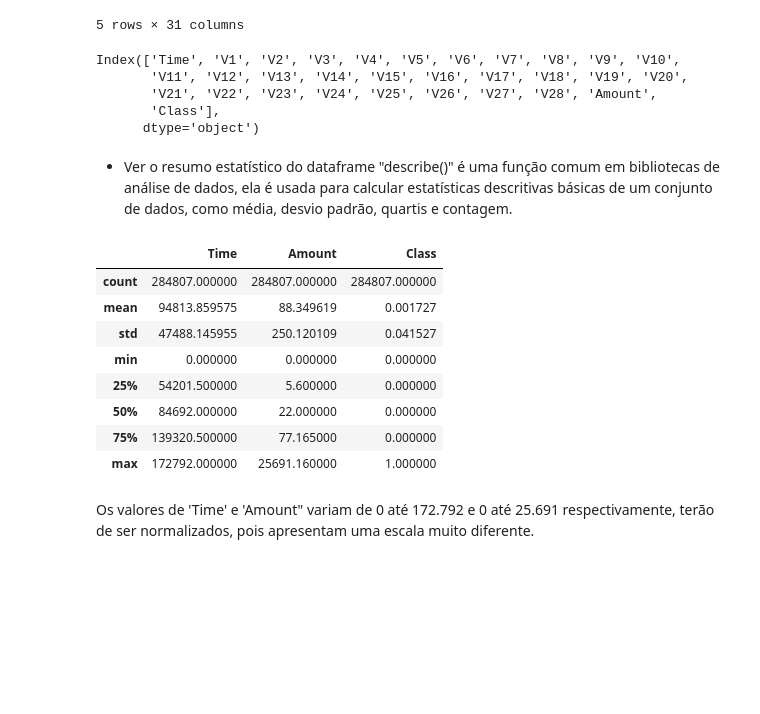
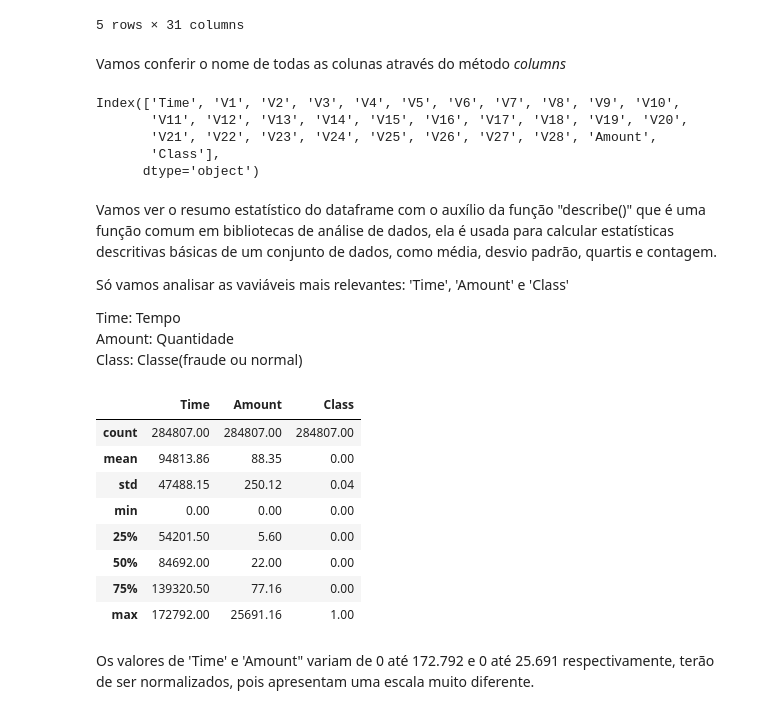
Before and after one commit to IsWallison/Deteccao_de_Fraude, a Jupyter notebook: Projeto_Detecção_de_Fraude_em_Cartões_de_Crédito.ipynb, the cells around one changed output. Saved outputs shown, nothing was run; the diff lists cells and outputs as text; code cells hidden in the pictures; blank space fills up the shorter version.

```diff
--- a/Projeto_Detecção_de_Fraude_em_Cartões_de_Crédito.ipynb
+++ b/Projeto_Detecção_de_Fraude_em_Cartões_de_Crédito.ipynb
@@ -98,6 +98,8 @@ df.head()
 | 3 | 1.0 | -0.966272 | -0.185226 | 1.792993 | -0.863291 | -0.010309 | 1.247203 | 0.237609 | 0.377436 | -1.387024 | ... | ... |
 | 4 | 2.0 | -1.158233 | 0.877737 | 1.548718 | 0.403034 | -0.407193 | 0.095921 | 0.592941 | -0.270533 | 0.817739 | ... | ... |
 5 rows × 31 columns
+# %% [markdown]
+Vamos conferir o nome de todas as colunas através do método *columns*
 # %%
 df.columns
 # %% [output]
@@ -107,20 +109,26 @@ Index(['Time', 'V1', 'V2', 'V3', 'V4', 'V5', 'V6', 'V7', 'V8', 'V9', 'V10',
        'Class'],
       dtype='object')
 # %% [markdown]
-* Ver o resumo estatístico do dataframe
-"describe()" é uma função comum em bibliotecas de análise de dados, ela é usada para calcular estatísticas descritivas básicas de um conjunto de dados, como média, desvio padrão, quartis e contagem.
+Vamos ver o resumo estatístico do dataframe com o auxílio da função "describe()" que é uma função comum em bibliotecas de análise de dados, ela é usada para calcular estatísticas descritivas básicas de um conjunto de dados, como média, desvio padrão, quartis e contagem.
+
+Só vamos analisar as vaviáveis mais relevantes:
+'Time', 'Amount' e 'Class'
+
+Time: Tempo
+Amount: Quantidade
+Class: Classe(fraude ou normal)
 # %%
-df[['Time','Amount', 'Class']].describe()
+df[['Time','Amount', 'Class']].describe().round(2)
 # %% [output]
 |  | Time | Amount | Class |
-| count | 284807.000000 | 284807.000000 | 284807.000000 |
-| mean | 94813.859575 | 88.349619 | 0.001727 |
-| std | 47488.145955 | 250.120109 | 0.041527 |
-| min | 0.000000 | 0.000000 | 0.000000 |
-| 25% | 54201.500000 | 5.600000 | 0.000000 |
-| 50% | 84692.000000 | 22.000000 | 0.000000 |
-| 75% | 139320.500000 | 77.165000 | 0.000000 |
-| max | 172792.000000 | 25691.160000 | 1.000000 |
+| count | 284807.00 | 284807.00 | 284807.00 |
+| mean | 94813.86 | 88.35 | 0.00 |
+| std | 47488.15 | 250.12 | 0.04 |
+| min | 0.00 | 0.00 | 0.00 |
+| 25% | 54201.50 | 5.60 | 0.00 |
+| 50% | 84692.00 | 22.00 | 0.00 |
+| 75% | 139320.50 | 77.16 | 0.00 |
+| max | 172792.00 | 25691.16 | 1.00 |
 # %% [markdown]
 Os valores de 'Time' e 'Amount" variam de 0 até 172.792 e 0 até 25.691 respectivamente, terão de ser normalizados, pois apresentam uma escala muito diferente.
 # %% [markdown]
```
Also changed, not shown: parts of 31 cells of this notebook.
